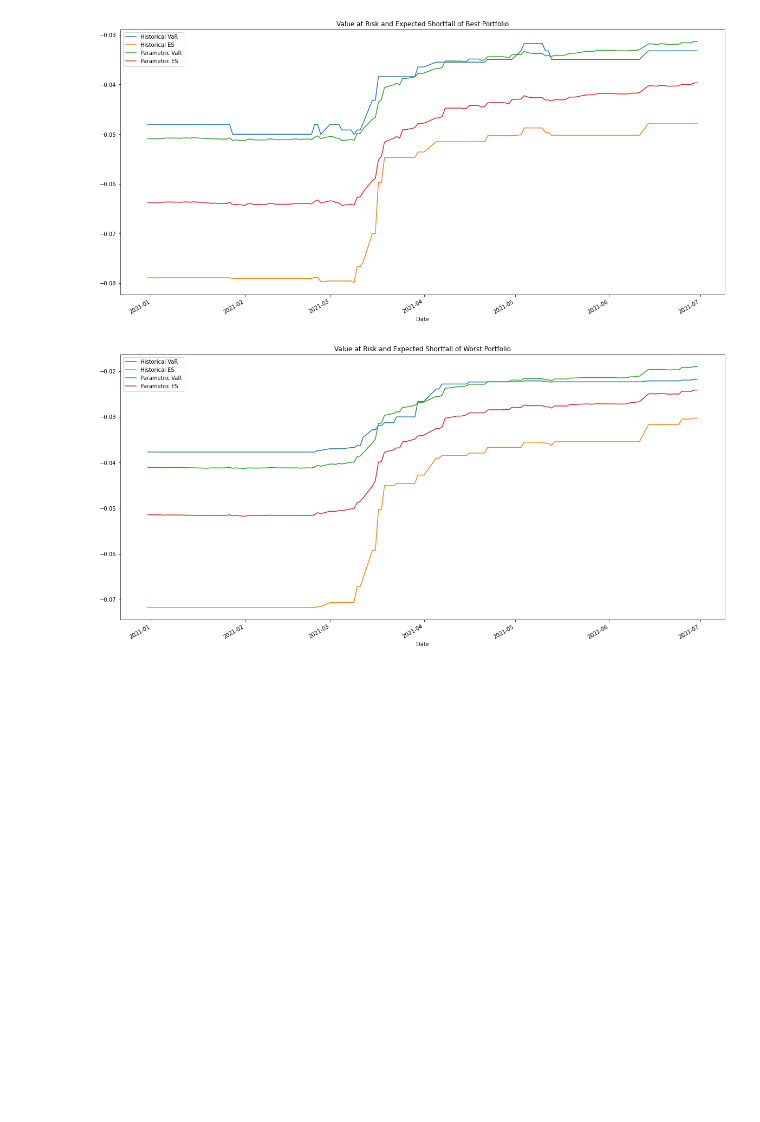
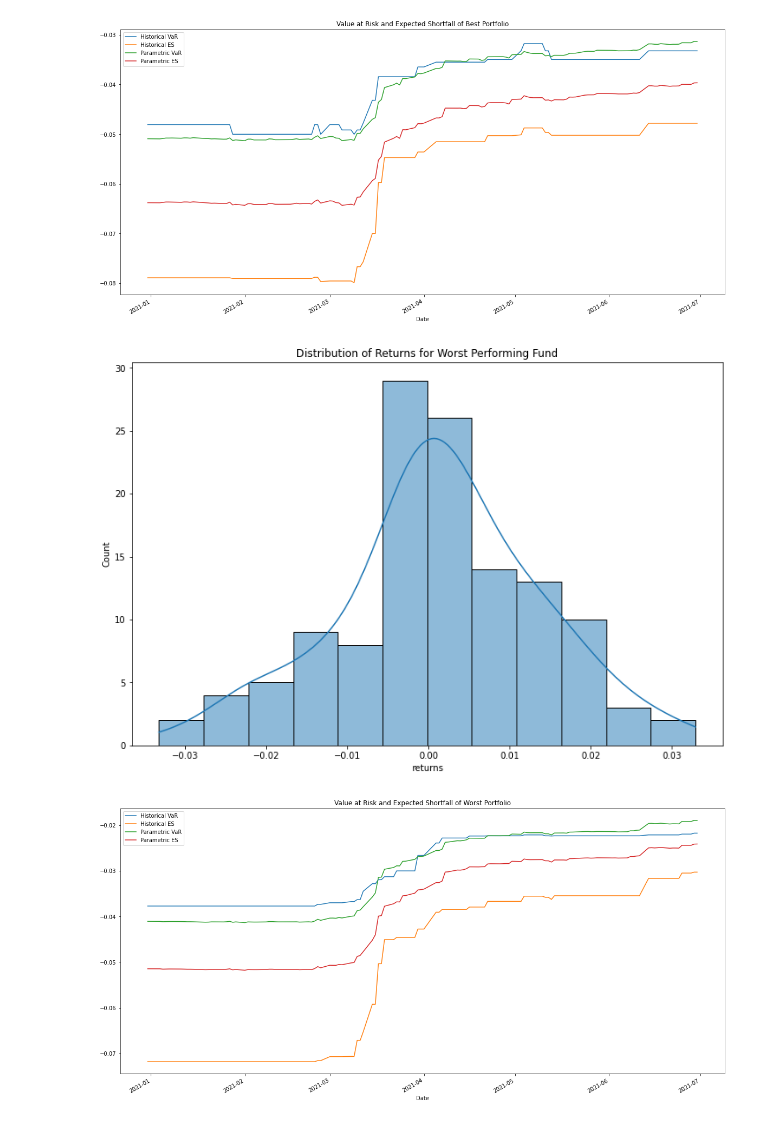
Before and after one commit to coldsonata/bt4016-project, a Jupyter notebook: midterm_code.ipynb, the cells around one changed output. Saved outputs shown, nothing was run; the diff lists cells and outputs as text; code cells hidden in the pictures; blank space fills up the shorter version.

```diff
--- a/midterm_code.ipynb
+++ b/midterm_code.ipynb
@@ -1073,6 +1074,13 @@ plt.title("Value at Risk and Expected Shortfall of Best Portfolio")
 plt.show()
 # %% [output]
 [figure]
+# %%
+plt.figure(figsize=(12,8))
+sns.histplot(bad_table['returns'], kde=True)
+plt.title("Distribution of Returns for Worst Performing Fund")
+plt.show()
+# %% [output]
+[figure, added]
 # %%
 bad_table.copy().drop(['returns', 'Next Day Returns'], axis=1).plot(figsize=(20,10))
 plt.legend()
```
Also changed, not shown: parts of 2 cells of this notebook.
